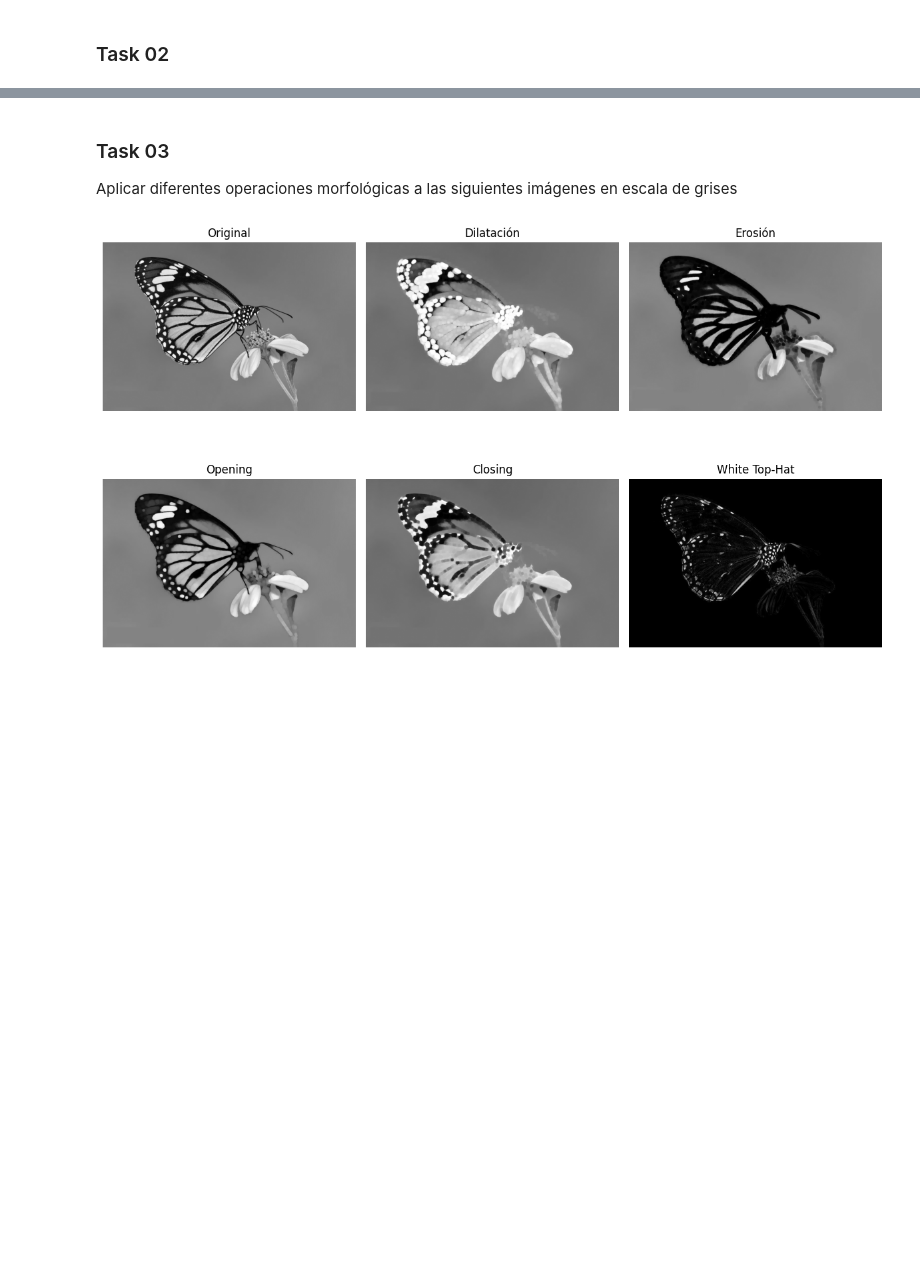
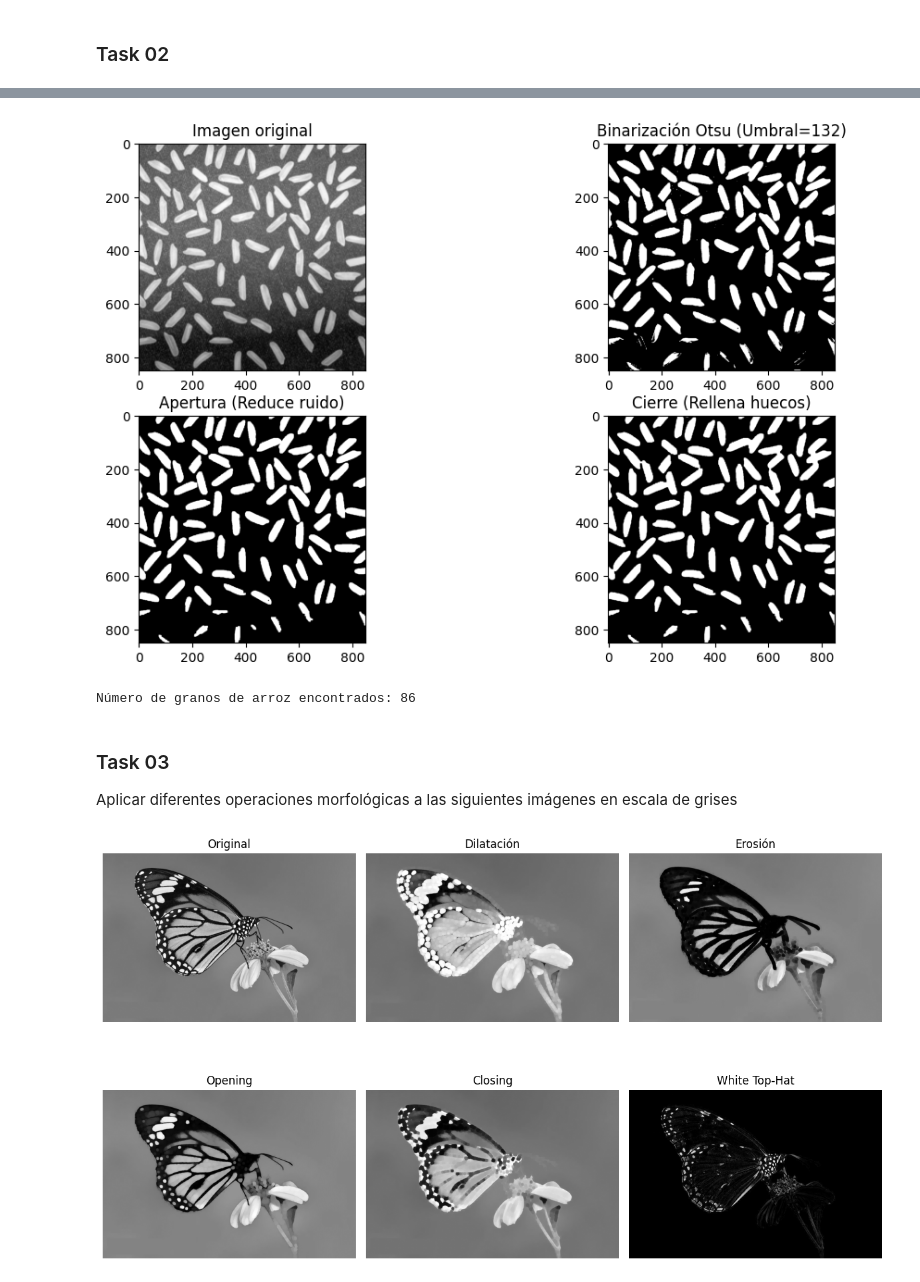
Before and after one commit to MelissaPerez09/Lab02-CC3102, a Jupyter notebook: src/lab02.ipynb, the cells around one changed output, grey strips where cells are left out. Cells and saved outputs as stored; diff of their text form; code cells hidden in the pictures; blank space fills up the shorter version.

```diff
--- a/src/lab02.ipynb
+++ b/src/lab02.ipynb
@@ -22,3 +107,42 @@ from scipy import ndimage as ndi
+# %%
+best_threshold = otsu()
+binary_image = (image >= best_threshold).astype(np.uint8) * 255
+
+kernel = np.ones((7,7), np.uint8)
+
+# Aplicar apertura (Opening) para eliminar ruido resultante de la binarización
+binary_opening = cv2.morphologyEx(binary_image, cv2.MORPH_OPEN, kernel)
+
+# Aplicar cierre (Closing) para rellenar huecos en los granos de arroz
+binary_closing = cv2.morphologyEx(binary_opening, cv2.MORPH_CLOSE, kernel)
+
+plt.figure(figsize=(12, 7))
+
+plt.subplot(2, 2, 1)
+plt.title("Imagen original")
+plt.imshow(image, cmap='gray')
+
+plt.subplot(2, 2, 2)
+plt.title(f"Binarización Otsu (Umbral={best_threshold})")
+plt.imshow(binary_image, cmap='gray')
+
+plt.subplot(2, 2, 3)
+plt.title("Apertura (Reduce ruido)")
+plt.imshow(binary_opening, cmap='gray')
+
+plt.subplot(2, 2, 4)
+plt.title("Cierre (Rellena huecos)")
+plt.imshow(binary_closing, cmap='gray')
+
+plt.show()
+# %% [output]
+[figure, added]
+# %%
+num_labels, labels = cv2.connectedComponents(binary_closing)
+
+print(f"Número de granos de arroz encontrados: {num_labels - 1}")
+# %% [output]
+Número de granos de arroz encontrados: 86
 # %% [markdown]
 ### Task 03
 Aplicar diferentes operaciones morfológicas a las siguientes imágenes en escala de grises
```
Also changed, not shown: parts of 4 cells of this notebook.
